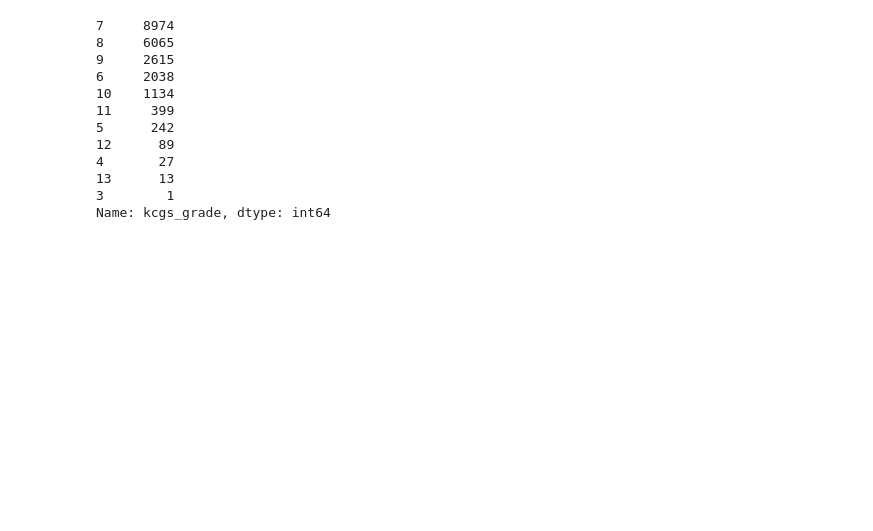
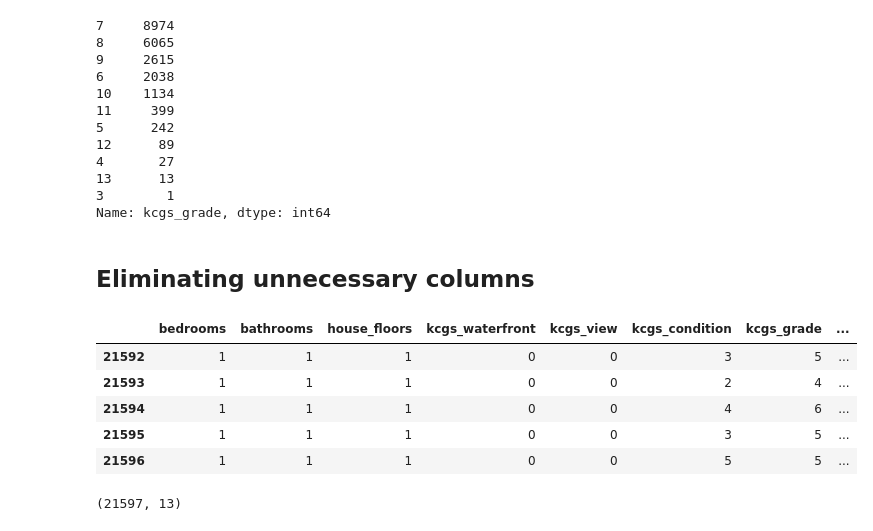
Before and after one commit to Natalie-Rushman/DAFT_AUG2021, a Jupyter notebook: 3_MidtermProject/1_Data_Cleaning_with_Pandas.ipynb, the cells around one changed output. Saved outputs shown, nothing was run; the diff lists cells and outputs as text; code cells hidden in the pictures; blank space fills up the shorter version.

```diff
--- a/3_MidtermProject/1_Data_Cleaning_with_Pandas.ipynb
+++ b/3_MidtermProject/1_Data_Cleaning_with_Pandas.ipynb
@@ -33,8 +37,8 @@ Index(['id', 'date', 'bedrooms', 'bathrooms', 'sqft_living', 'sqft_lot',
 real_estate_df = real_estate_df.rename(columns={
     "id":"house_id",
     "date":"sale_date",
-    "sqft_living15":"sqft_living_2015",
-    "sqft_lot15":"sqft_lot_2015",
+    "sqft_living15":"sqft_living_15neighbors",
+    "sqft_lot15":"sqft_lot_15neighbors",
     "floors":"house_floors",
     "yr_built":"year_construction",
     "yr_renovated":"year_renovation",
@@ -116,8 +120,8 @@ real_estate_df['m2_living'] = list(map(lambda x: x / 10.76, real_estate_df['sqft
 real_estate_df['m2_lot'] = list(map(lambda x: x / 10.76, real_estate_df['sqft_lot']))
 real_estate_df['m2_above'] = list(map(lambda x: x / 10.76, real_estate_df['sqft_above']))
 real_estate_df['m2_basement'] = list(map(lambda x: x / 10.76, real_estate_df['sqft_basement']))
-real_estate_df['m2_living_2015'] = list(map(lambda x: x / 10.76, real_estate_df['sqft_living_2015']))
-real_estate_df['m2_lot_2015'] = list(map(lambda x: x / 10.76, real_estate_df['sqft_lot_2015']))
+real_estate_df['m2_living_15neighbors'] = list(map(lambda x: x / 10.76, real_estate_df['sqft_living_15neighbors']))
+real_estate_df['m2_lot_15neighbors'] = list(map(lambda x: x / 10.76, real_estate_df['sqft_lot_15neighbors']))
 # %%
 real_estate_df.head()
 # %% [output]
@@ -133,5 +137,5 @@ real_estate_df['m2_living']=real_estate_df['m2_living'].round().astype(int)
 real_estate_df['m2_lot']=real_estate_df['m2_lot'].round().astype(int)
 real_estate_df['m2_above']=real_estate_df['m2_above'].round().astype(int)
 real_estate_df['m2_basement']=real_estate_df['m2_basement'].round().astype(int)
-real_estate_df['m2_living_2015']=real_estate_df['m2_living_2015'].round().astype(int)
-real_estate_df['m2_lot_2015']=real_estate_df['m2_lot_2015'].round().astype(int)
+real_estate_df['m2_living_15neighbors']=real_estate_df['m2_living_15neighbors'].round().astype(int)
+real_estate_df['m2_lot_15neighbors']=real_estate_df['m2_lot_15neighbors'].round().astype(int)
@@ -280,4 +281,33 @@ real_estate_df['kcgs_grade'].value_counts()
 13      13
 3        1
 Name: kcgs_grade, dtype: int64
+# %% [markdown]
+## Eliminating unnecessary columns
+# %%
+reduced_columns_df = real_estate_df.drop(['latitude',
+                                      'longitude',
+                                      'house_id',
+                                      'sqft_living',
+                                      'sqft_lot',
+                                      'sqft_living_15neighbors',
+                                      'sqft_lot_15neighbors',
+                                      'sqft_above',
+                                      'sqft_basement',
+                                      'm2_lot_15neighbors',
+                                      'm2_living_15neighbors',
+                                      'm2_above','m2_basement',
+                                      'sale_date'], axis='columns')
+# %%
+reduced_columns_df.tail()
+# %% [output]
+|  | bedrooms | bathrooms | house_floors | kcgs_waterfront | kcgs_view | kcgs_condition | kcgs_grade | ... |
+| 21592 | 1 | 1 | 1 | 0 | 0 | 3 | 5 | ... |
+| 21593 | 1 | 1 | 1 | 0 | 0 | 2 | 4 | ... |
+| 21594 | 1 | 1 | 1 | 0 | 0 | 4 | 6 | ... |
+| 21595 | 1 | 1 | 1 | 0 | 0 | 3 | 5 | ... |
+| 21596 | 1 | 1 | 1 | 0 | 0 | 5 | 5 | ... |
+# %%
+reduced_columns_df.shape
+# %% [output]
+(21597, 13)
 # %%
```
Also changed, not shown: parts of 8 cells of this notebook, 11 other files.
